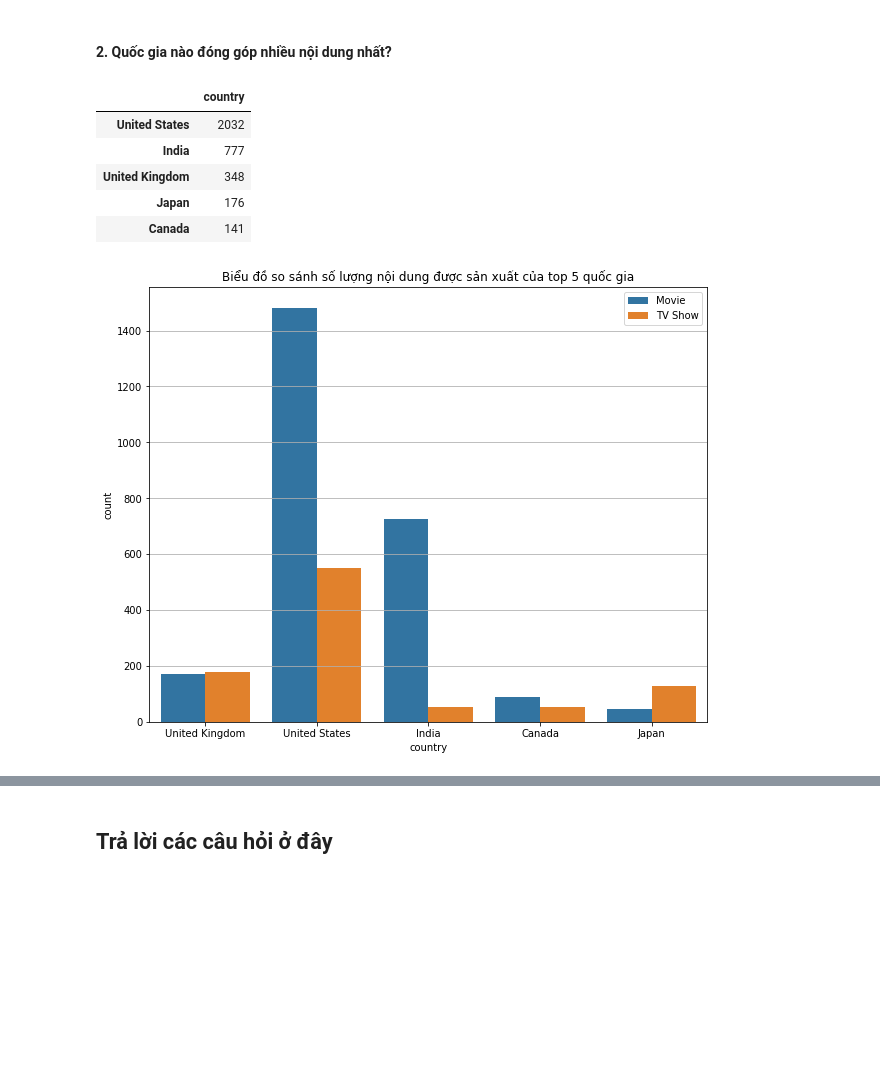
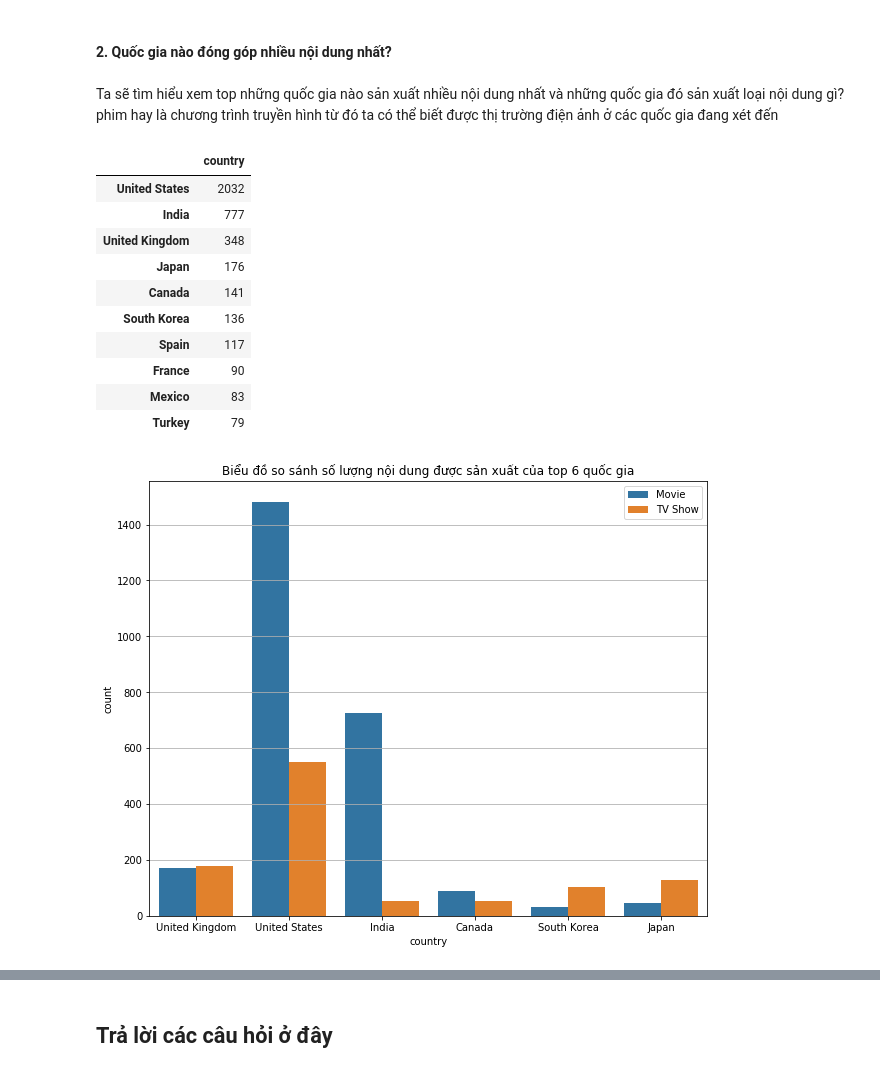
Before and after one commit to ducanh2505/Data_Science_Project, a Jupyter notebook: 171220-DaoDucAnh.ipynb, the cells around one changed output, grey strips where cells are left out. Cells and saved outputs as stored; diff of their text form; code cells hidden in the pictures; blank space fills up the shorter version.

```diff
--- a/171220-DaoDucAnh.ipynb
+++ b/171220-DaoDucAnh.ipynb
@@ -264,7 +265,9 @@ plt.grid();
 # %% [markdown]
 #### 2. Quốc gia nào đóng góp nhiều nội dung nhất?
+# %% [markdown]
+Ta sẽ tìm hiểu xem top những quốc gia nào sản xuất nhiều nội dung nhất và những quốc gia đó sản xuất loại nội dung gì? phim hay là chương trình truyền hình từ đó ta có thể biết được thị trường điện ảnh ở các quốc gia đang xét đến
 # %%
-df['country'].value_counts().sort_values(ascending=False).head().to_frame()
+df['country'].value_counts().sort_values(ascending=False).head(10).to_frame()
 # %% [output]
 |  | country |
 | United States | 2032 |
@@ -272,12 +275,17 @@ df['country'].value_counts().sort_values(ascending=False).head().to_frame()
 | United Kingdom | 348 |
 | Japan | 176 |
 | Canada | 141 |
+| South Korea | 136 |
+| Spain | 117 |
+| France | 90 |
+| Mexico | 83 |
+| Turkey | 79 |
 # %%
-t = df['country'].value_counts().sort_values(ascending=False).head().index.values
+t = df['country'].value_counts().sort_values(ascending=False).head(6).index.values
 top_productive_countries = df[df['country'].isin(t)]
 plt.figure(figsize=(10,8))
 sns.countplot(x='country',hue='type',data=top_productive_countries)
-plt.title('Biểu đồ so sánh số lượng nội dung được sản xuất của top 5 quốc gia')
+plt.title('Biểu đồ so sánh số lượng nội dung được sản xuất của top 6 quốc gia')
 plt.grid(axis = 'y'), plt.legend(loc = 1);
 # %% [output]
-[figure, old version]
+[figure, new version]
```
Also changed, not shown: parts of 8 cells of this notebook.
